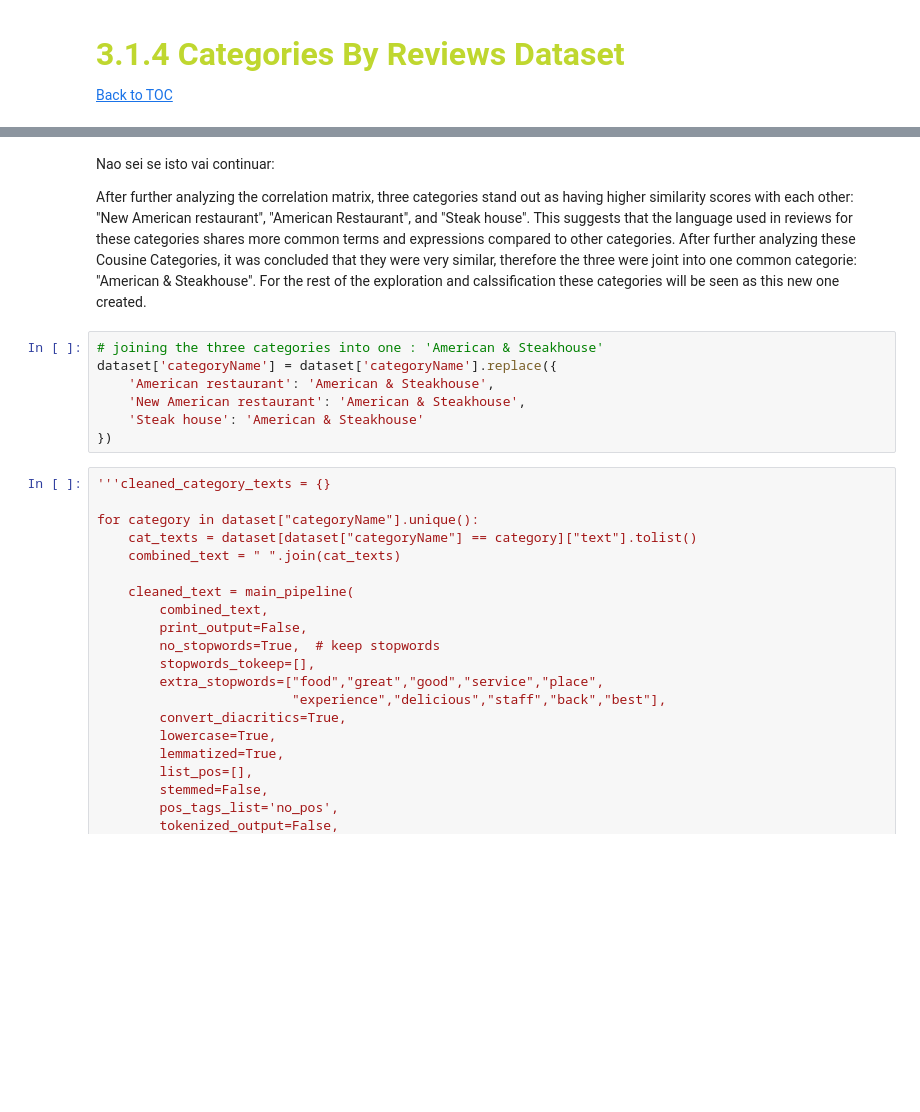
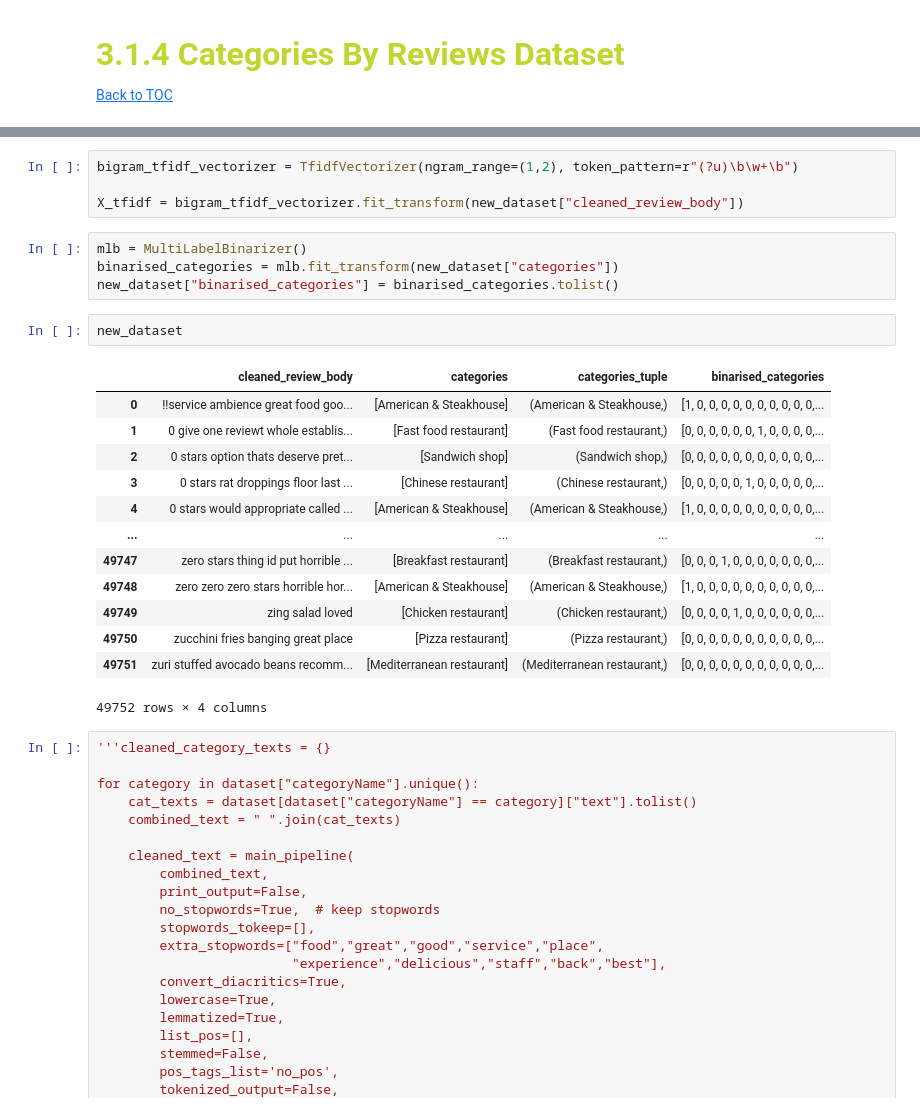
Before and after one commit to beatrizmarques2005/text_mining_in_reviews, a Jupyter notebook: notebooks/03_multilabel_classification.ipynb, the cells around one changed output, grey strips where cells are left out. Drawn from its saved outputs; the diff is of its cells as text; blank space fills up the shorter version.

Commit message:
catogaries binarised

```diff
--- a/notebooks/03_multilabel_classification.ipynb
+++ b/notebooks/03_multilabel_classification.ipynb
@@ -542,14 +605,27 @@ plot_cooccurrence_network(cooc_matrix, top_n=50, min_weight=10)
-# %% [markdown]
-Nao sei se isto vai continuar:
-
-After further analyzing the correlation matrix, three categories stand out as having higher similarity scores with each other: "New American restaurant", "American Restaurant", and "Steak house". This suggests that the language used in reviews for these categories shares more common terms and expressions compared to other categories. After further analyzing these Cousine Categories, it was concluded that they were very similar, therefore the three were joint into  one common categorie: "American & Steakhouse". For the rest of the exploration and calssification these categories will be seen as this new one created.
-# %%
-# joining the three categories into one : 'American & Steakhouse'
-dataset['categoryName'] = dataset['categoryName'].replace({
-    'American restaurant': 'American & Steakhouse',
-    'New American restaurant': 'American & Steakhouse',
-    'Steak house': 'American & Steakhouse'
-})
+# %%
+bigram_tfidf_vectorizer = TfidfVectorizer(ngram_range=(1,2), token_pattern=r"(?u)\b\w+\b")
+
+X_tfidf = bigram_tfidf_vectorizer.fit_transform(new_dataset["cleaned_review_body"])
+# %%
+mlb = MultiLabelBinarizer()
+binarised_categories = mlb.fit_transform(new_dataset["categories"])
+new_dataset["binarised_categories"] = binarised_categories.tolist()
+# %%
+new_dataset
+# %% [output]
+|  | cleaned_review_body | categories | categories_tuple | binarised_categories |
+| 0 | !!service ambience great food goo... | [American & Steakhouse] | (American & Steakhouse,) | [1, 0, 0, 0, 0, 0, 0, 0, 0, 0, 0,... |
+| 1 | 0 give one reviewt whole establis... | [Fast food restaurant] | (Fast food restaurant,) | [0, 0, 0, 0, 0, 0, 1, 0, 0, 0, 0,... |
+| 2 | 0 stars option thats deserve pret... | [Sandwich shop] | (Sandwich shop,) | [0, 0, 0, 0, 0, 0, 0, 0, 0, 0, 0,... |
+| 3 | 0 stars rat droppings floor last ... | [Chinese restaurant] | (Chinese restaurant,) | [0, 0, 0, 0, 0, 1, 0, 0, 0, 0, 0,... |
+| 4 | 0 stars would appropriate called ... | [American & Steakhouse] | (American & Steakhouse,) | [1, 0, 0, 0, 0, 0, 0, 0, 0, 0, 0,... |
+| ... | ... | ... | ... | ... |
+| 49747 | zero stars thing id put horrible ... | [Breakfast restaurant] | (Breakfast restaurant,) | [0, 0, 0, 1, 0, 0, 0, 0, 0, 0, 0,... |
+| 49748 | zero zero zero stars horrible hor... | [American & Steakhouse] | (American & Steakhouse,) | [1, 0, 0, 0, 0, 0, 0, 0, 0, 0, 0,... |
+| 49749 | zing salad loved | [Chicken restaurant] | (Chicken restaurant,) | [0, 0, 0, 0, 1, 0, 0, 0, 0, 0, 0,... |
+| 49750 | zucchini fries banging great place | [Pizza restaurant] | (Pizza restaurant,) | [0, 0, 0, 0, 0, 0, 0, 0, 0, 0, 0,... |
+| 49751 | zuri stuffed avocado beans recomm... | [Mediterranean restaurant] | (Mediterranean restaurant,) | [0, 0, 0, 0, 0, 0, 0, 0, 0, 0, 0,... |
+49752 rows × 4 columns
 # %%
 '''cleaned_category_texts = {}
 
```
Also changed, not shown: parts of 23 cells of this notebook, 1 other file.
